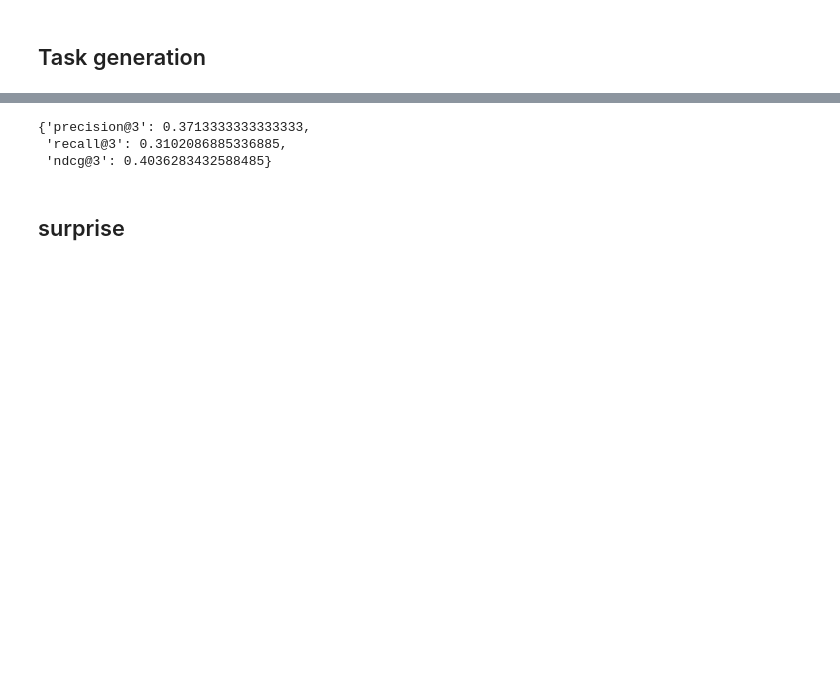
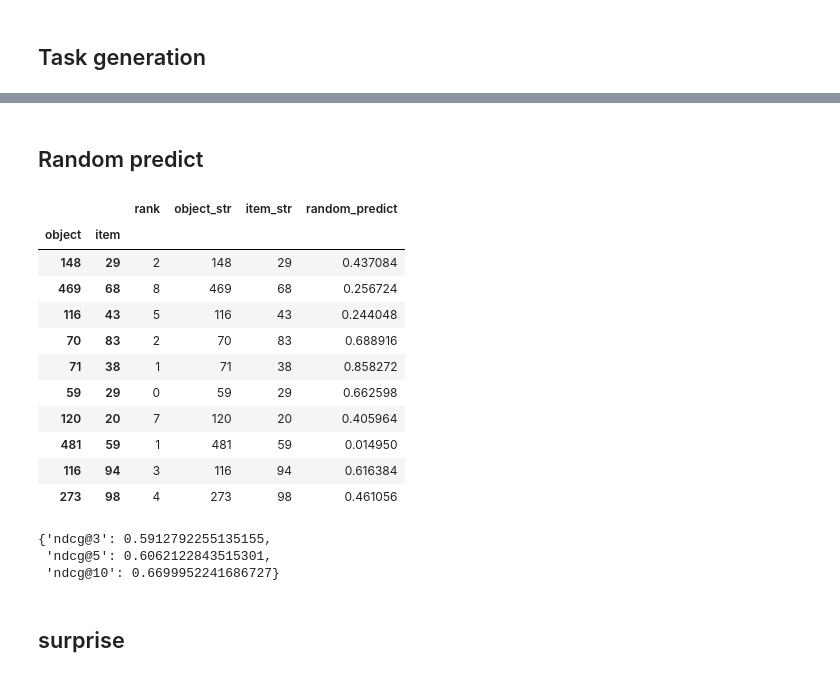
Before and after one commit to fedorkobak/knowledge, a Jupyter notebook: data_science/ranking_task/collaborative_filtering/self_made_mem_based.ipynb, the cells around one changed output, grey strips where cells are left out. Cells and saved outputs as stored; diff of their text form; code cells hidden in the pictures; blank space fills up the shorter version.

```diff
--- a/data_science/ranking_task/collaborative_filtering/self_made_mem_based.ipynb
+++ b/data_science/ranking_task/collaborative_filtering/self_made_mem_based.ipynb
@@ -24,13 +26,13 @@ header_pattern = "<text style='font-size:20px'>{}</text>"
 ## Task generation
 # %%
 np.random.seed(10)
-r_width = 50
+r_width = 100
 r_height = 500
 
 R, group = make_blobs(
     n_samples=r_height,
     n_features=r_width,
-    centers=5,
+    centers=100,
     random_state=10
 )
 R = np.round((R-R.min())*10/(R.max()-R.min())).astype(int)
@@ -111,19 +125,22 @@ R_mat_test = pd.DataFrame(
+# %% [markdown]
+## Random predict
+# %%
+R_fr_test["random_predict"] = np.random.rand(R_fr_test.shape[0])
+R_fr_test.sample(10)
+# %% [output]
+|  |  | rank | object_str | item_str | random_predict |
+| object | item |  |  |  |  |
+| 148 | 29 | 2 | 148 | 29 | 0.437084 |
+| 469 | 68 | 8 | 469 | 68 | 0.256724 |
+| 116 | 43 | 5 | 116 | 43 | 0.244048 |
+| 70 | 83 | 2 | 70 | 83 | 0.688916 |
+| 71 | 38 | 1 | 71 | 38 | 0.858272 |
+| 59 | 29 | 0 | 59 | 29 | 0.662598 |
+| 120 | 20 | 7 | 120 | 20 | 0.405964 |
+| 481 | 59 | 1 | 481 | 59 | 0.014950 |
+| 116 | 94 | 3 | 116 | 94 | 0.616384 |
+| 273 | 98 | 4 | 273 | 98 | 0.461056 |
 # %%
-metrics = [
-    "precision@3",
-    "recall@3",
-    "ndcg@3"
-]
-R_fr_test[["object_str", "item_str"]] = \
-    R_fr_test.index.to_frame()[["object", "item"]].astype("str")
-
-qrels = Qrels.from_df(
-    df=R_fr_test.reset_index(),
-    q_id_col="object_str",
-    doc_id_col="item_str",
-    score_col="relevant"
-)
-
 random_run = Run.from_df(
     df=R_fr_test.reset_index(),
     q_id_col="object_str",
@@ -131,15 +148,16 @@ random_run = Run.from_df(
     score_col="random_predict"
 )
 
-evaluate(
+random_eval = evaluate(
     qrels,
     random_run,
     metrics=metrics
 )
+random_eval
 # %% [output]
-{'precision@3': 0.3713333333333333,
- 'recall@3': 0.3102086885336885,
- 'ndcg@3': 0.4036283432588485}
+{'ndcg@3': 0.5912792255135155,
+ 'ndcg@5': 0.6062122843515301,
+ 'ndcg@10': 0.6699952241686727}
 # %% [markdown]
 ## surprise
 # %%
```
Also changed, not shown: parts of 10 cells of this notebook.
